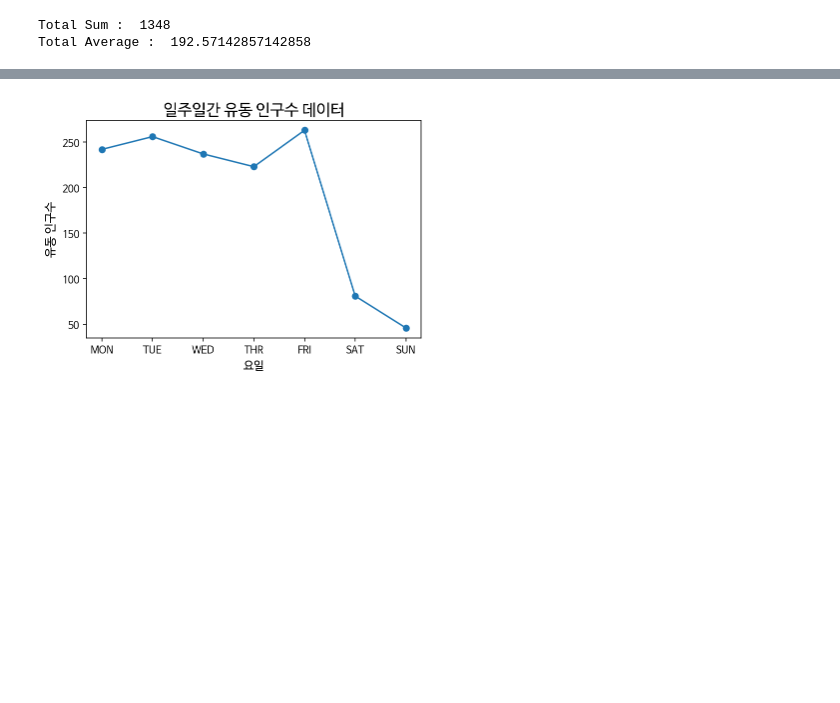
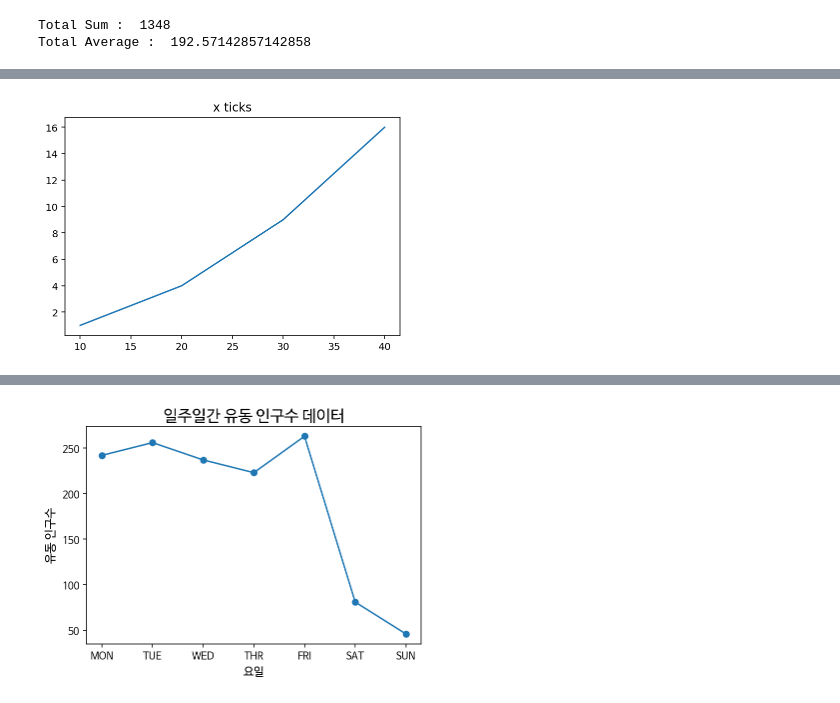
Before and after one commit to SierraWJ/AIBasic_Instruct, a Jupyter notebook: AIBasic_Chapter2_1.ipynb, the cells around one changed output, grey strips where cells are left out. Drawn from its saved outputs; the diff is of its cells as text; code cells hidden in the pictures; blank space fills up the shorter version.

```diff
--- a/AIBasic_Chapter2_1.ipynb
+++ b/AIBasic_Chapter2_1.ipynb
@@ -54,0 +160,6 @@ WARNING: apt does not have a stable CLI interface. Use with caution in scripts.
+# %%
+plt.title("x ticks")
+plt.plot([10, 20, 30, 40], [1, 4, 9, 16])
+plt.show()
+# %% [output]
+[figure, added]
```
Also changed, not shown: parts of 38 cells of this notebook.
